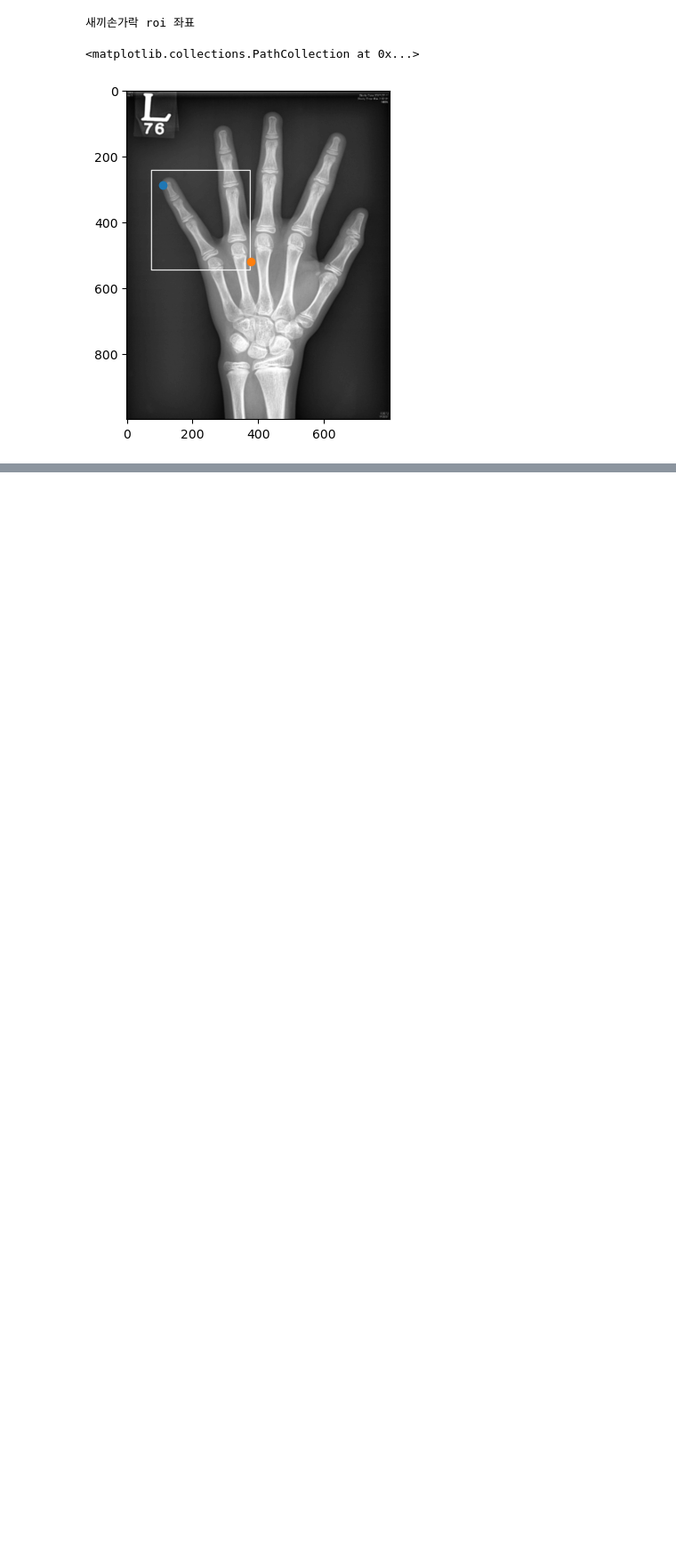
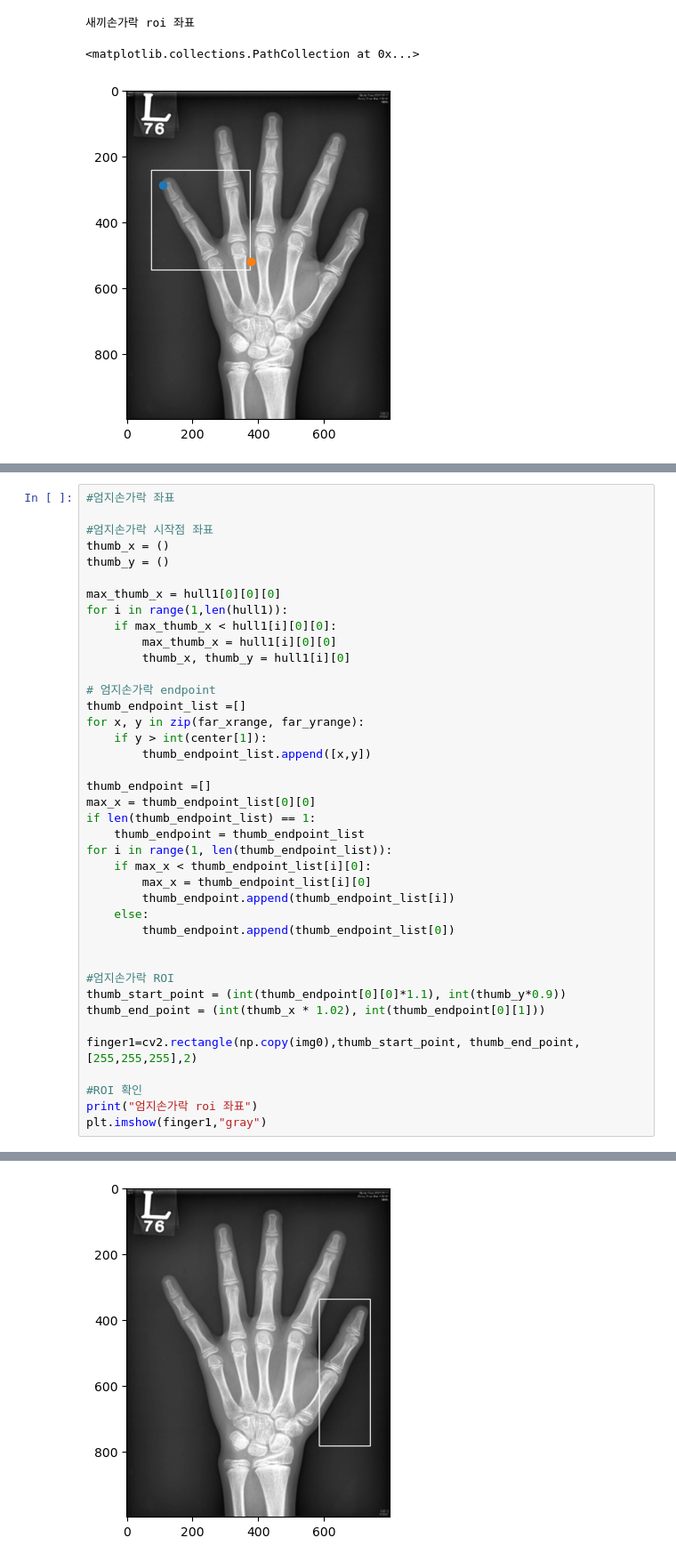
Before and after one commit to Junoflows/BoneAge_Project, a Jupyter notebook: roi추출.ipynb, the cells around one changed output, grey strips where cells are left out. Shown at 89% size. Cells and saved outputs as stored; diff of their text form; blank space fills up the shorter version.

```diff
--- a/roi추출.ipynb
+++ b/roi추출.ipynb
@@ -338,0 +413,41 @@ little_finger_x, little_finger_y
+# %%
+#엄지손가락 좌표
+
+#엄지손가락 시작점 좌표
+thumb_x = ()
+thumb_y = ()
+
+max_thumb_x = hull1[0][0][0]
+for i in range(1,len(hull1)):
+    if max_thumb_x < hull1[i][0][0]:
+        max_thumb_x = hull1[i][0][0]
+        thumb_x, thumb_y = hull1[i][0]
+
+# 엄지손가락 endpoint
+thumb_endpoint_list =[]
+for x, y in zip(far_xrange, far_yrange):
+    if y > int(center[1]):
+        thumb_endpoint_list.append([x,y])
+
+thumb_endpoint =[]
+max_x = thumb_endpoint_list[0][0]
+if len(thumb_endpoint_list) == 1:
+    thumb_endpoint = thumb_endpoint_list
+for i in range(1, len(thumb_endpoint_list)):
+    if max_x < thumb_endpoint_list[i][0]:
+        max_x = thumb_endpoint_list[i][0]
+        thumb_endpoint.append(thumb_endpoint_list[i])
+    else:
+        thumb_endpoint.append(thumb_endpoint_list[0])
+
+
+#엄지손가락 ROI
+thumb_start_point = (int(thumb_endpoint[0][0]*1.1), int(thumb_y*0.9))
+thumb_end_point = (int(thumb_x * 1.02), int(thumb_endpoint[0][1]))
+
+finger1=cv2.rectangle(np.copy(img0),thumb_start_point, thumb_end_point,[255,255,255],2)
+
+#ROI 확인
+print("엄지손가락 roi 좌표")
+plt.imshow(finger1,"gray")
+# %% [output]
@@ -338,0 +456 @@ little_finger_x, little_finger_y
+[figure, added]
```
Also changed, not shown: parts of 15 cells of this notebook.
